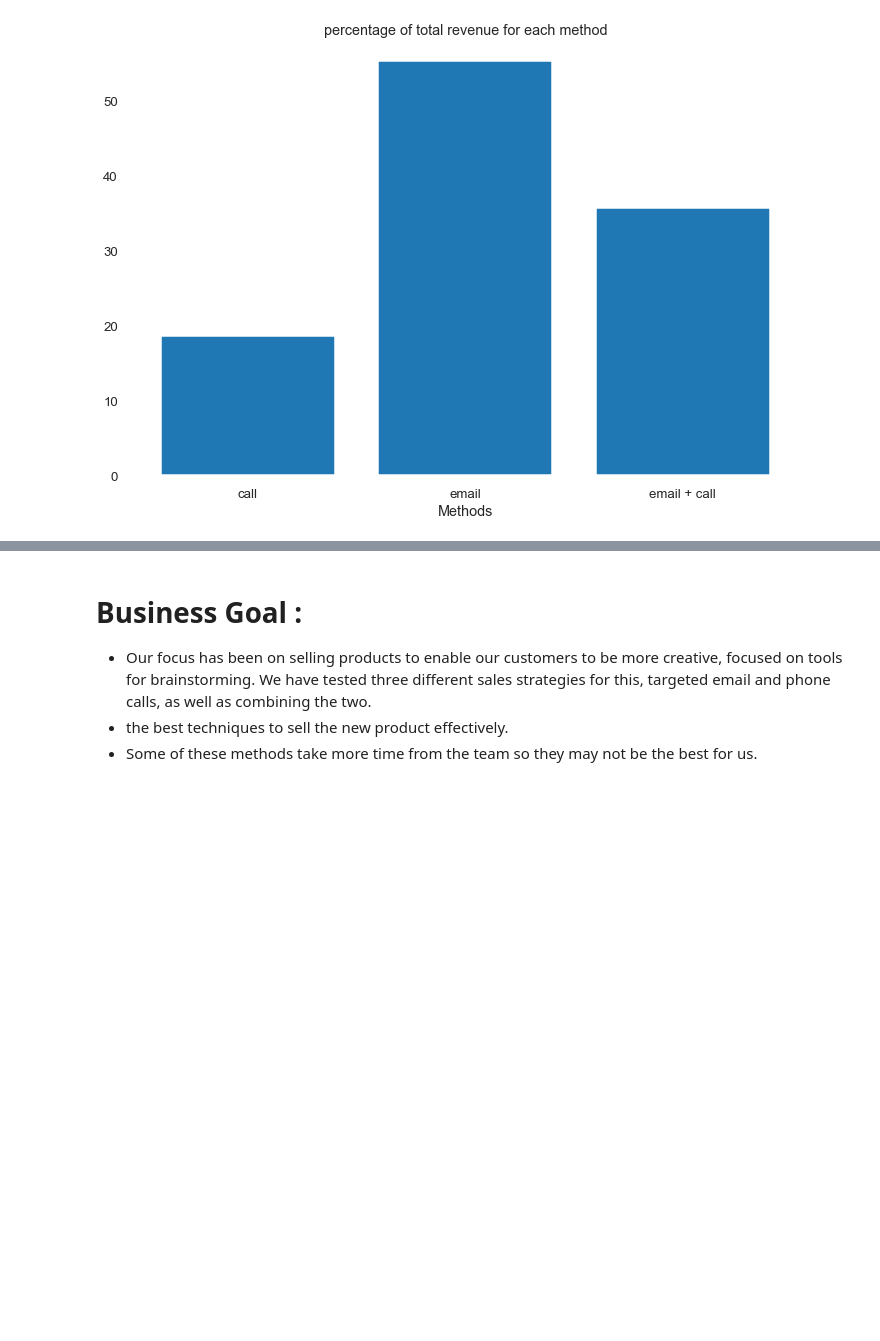
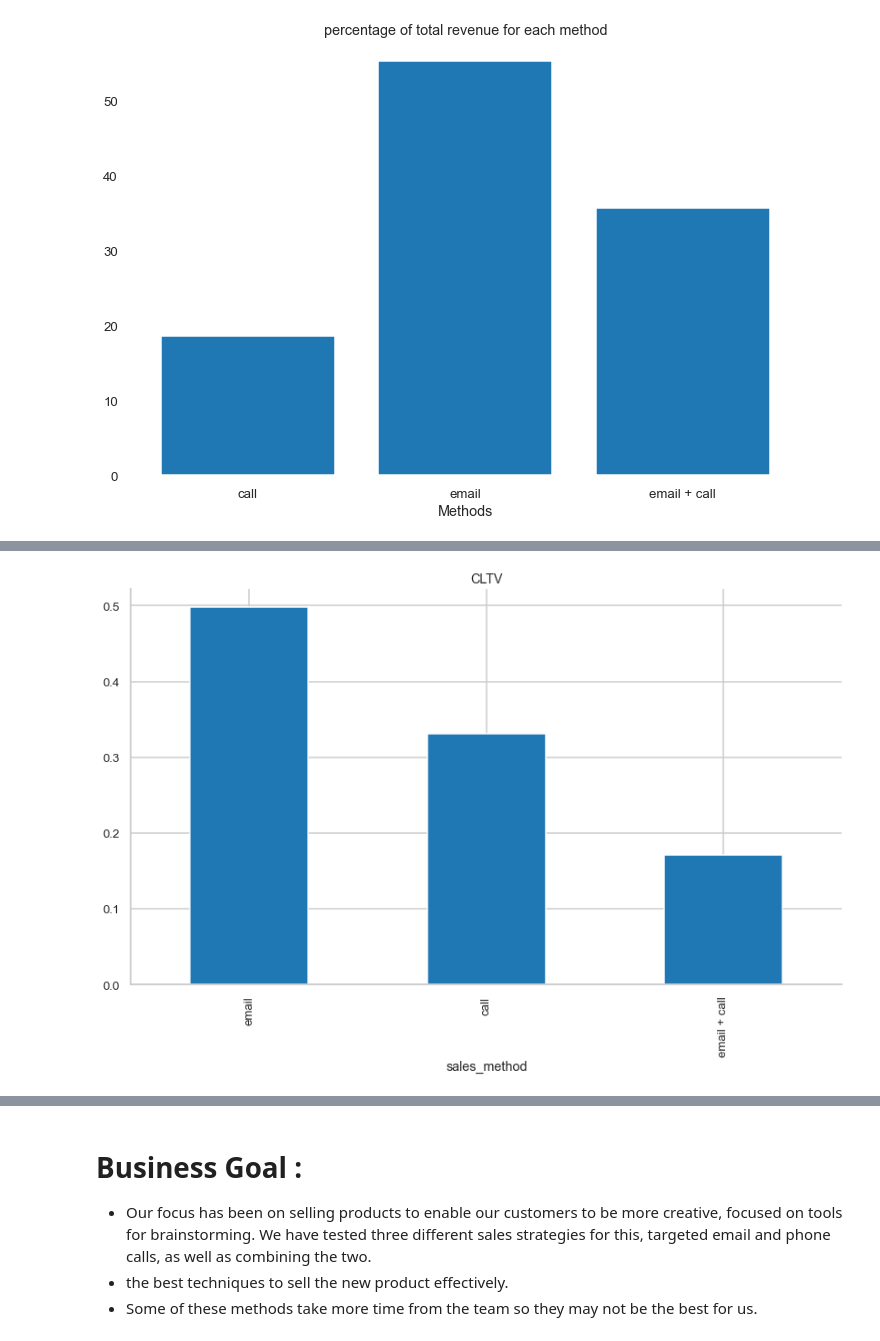
Before and after one commit to MahmoudAdel-hub/New_Product_Marketing_Method, a Jupyter notebook: ProfessionalDA.ipynb, the cells around one changed output, grey strips where cells are left out. Saved outputs shown, nothing was run; the diff lists cells and outputs as text; code cells hidden in the pictures; blank space fills up the shorter version.

```diff
--- a/ProfessionalDA.ipynb
+++ b/ProfessionalDA.ipynb
@@ -336,0 +355,16 @@ so
+# %%
+cltv['AOV']=cltv['customer_id']/cltv.shape[0]
+# %%
+cltv['cltv']=cltv['AOV']*cltv['revenue']*cltv['years_as_customer']
+# %%
+cltv['groups']=pd.qcut(cltv['cltv'] ,3 ,['weak','medium','pro'] )
+# %%
+df1 = pd.merge(df.set_index("customer_id"),cltv ,left_index=True ,right_index=True)
+# %%
+plt.subplots(figsize=(14,8))
+(df1.groupby("sales_method")["groups"].apply(len) / df.shape[0]).sort_values(ascending=False).plot(kind='bar')
+plt.title("CLTV")
+sns.despine()
+plt.show()
+# %% [output]
+[figure, added]
```
Also changed, not shown: parts of 40 cells of this notebook, 1 other file.
